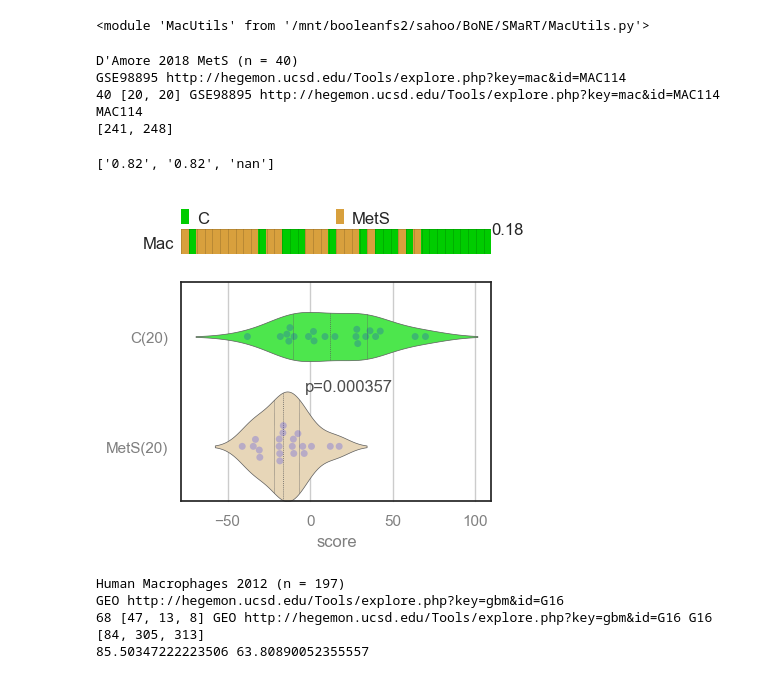
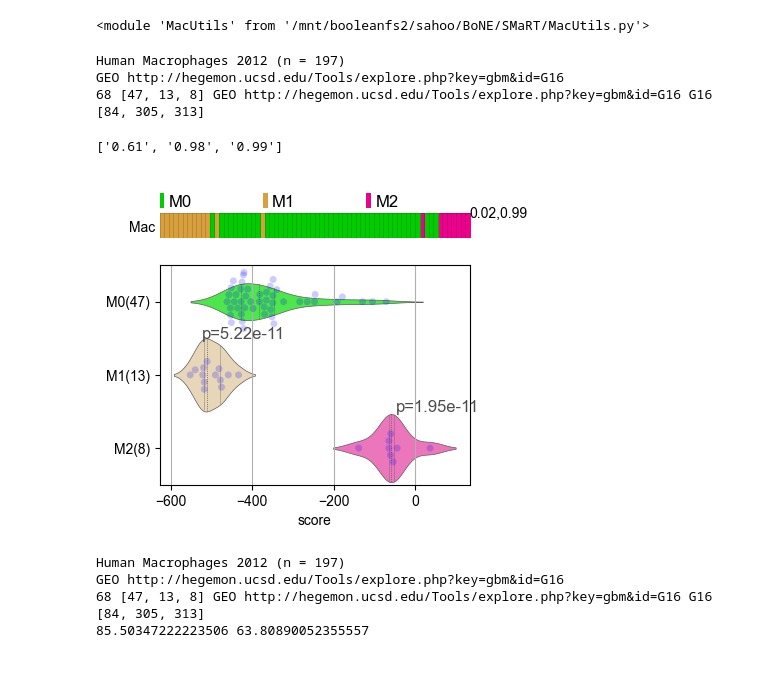
Before and after one commit to sahoo00/BoNE, a Jupyter notebook: SMaRT/macrophage.ipynb, the cells around one changed output. Cells and saved outputs as stored; diff of their text form; code cells hidden in the pictures.

```diff
--- a/SMaRT/macrophage.ipynb
+++ b/SMaRT/macrophage.ipynb
@@ -15,38 +15,38 @@ reload(mut)
 <module 'MacUtils' from '/mnt/booleanfs2/sahoo/BoNE/SMaRT/MacUtils.py'>
 # %%
 reload(mut)
-#wt1, l1 = mut.getCls13a14a3()
+wt1, l1 = mut.getCls13a14a3()
 #wt1, l1 = mut.getCls13()
-wt1, l1 = mut.getCls14a3()
+#wt1, l1 = mut.getCls14a3()
 #l1 = mut.getGroupsMm(l1)
 #l1 = mut.getGroupsMmv1(l1)
 ana = mut.MacAnalysis()
-#ana.getGEOMacAnn()
+ana.getGEOMacAnn()
 #ana.getXue2014(4)
 #ana.getImmGenULI(4)
 #ana.getDas2018()
 #ana.getRochaResende()
 #ana.getDaniel2018()
 #ana.getHutchins2015TPM(4)
 #ana.getOlmosSerrano2016()
 #ana.getArijs2018(3)
 #ana.getGoldmann2015(3)
 #ana.getUckelmann2020Mm(2)
 #ana.getElDahr2019(2)
 #ana.getSimpson2019(2)
-ana.getDAmore2018()
+#ana.getDAmore2018()
 ana.orderDataDf(l1, wt1)
-ana.normGene("DBP")
+#ana.normGene("DBP")
 fig = mut.plotViolinBar(ana, "Mac")
 ana.getMacMetrics(ana.cval[0])
 #mut.hu.getHegemonThrFrame(ana.dbid, l1[0])
 # %% [output]
-D'Amore 2018 MetS (n = 40)
-GSE98895 http://hegemon.ucsd.edu/Tools/explore.php?key=mac&id=MAC114
-40 [20, 20] GSE98895 http://hegemon.ucsd.edu/Tools/explore.php?key=mac&id=MAC114 MAC114
-[241, 248]
+Human Macrophages 2012 (n = 197)
+GEO http://hegemon.ucsd.edu/Tools/explore.php?key=gbm&id=G16
+68 [47, 13, 8] GEO http://hegemon.ucsd.edu/Tools/explore.php?key=gbm&id=G16 G16
+[84, 305, 313]
-['0.82', '0.82', 'nan']
+['0.61', '0.98', '0.99']
-[figure, old version]
+[figure, new version]
 # %%
 reload(mut)
 mut.plotHeatMapReactome()
```
Also changed, not shown: parts of 3 cells of this notebook, 1 other file.
